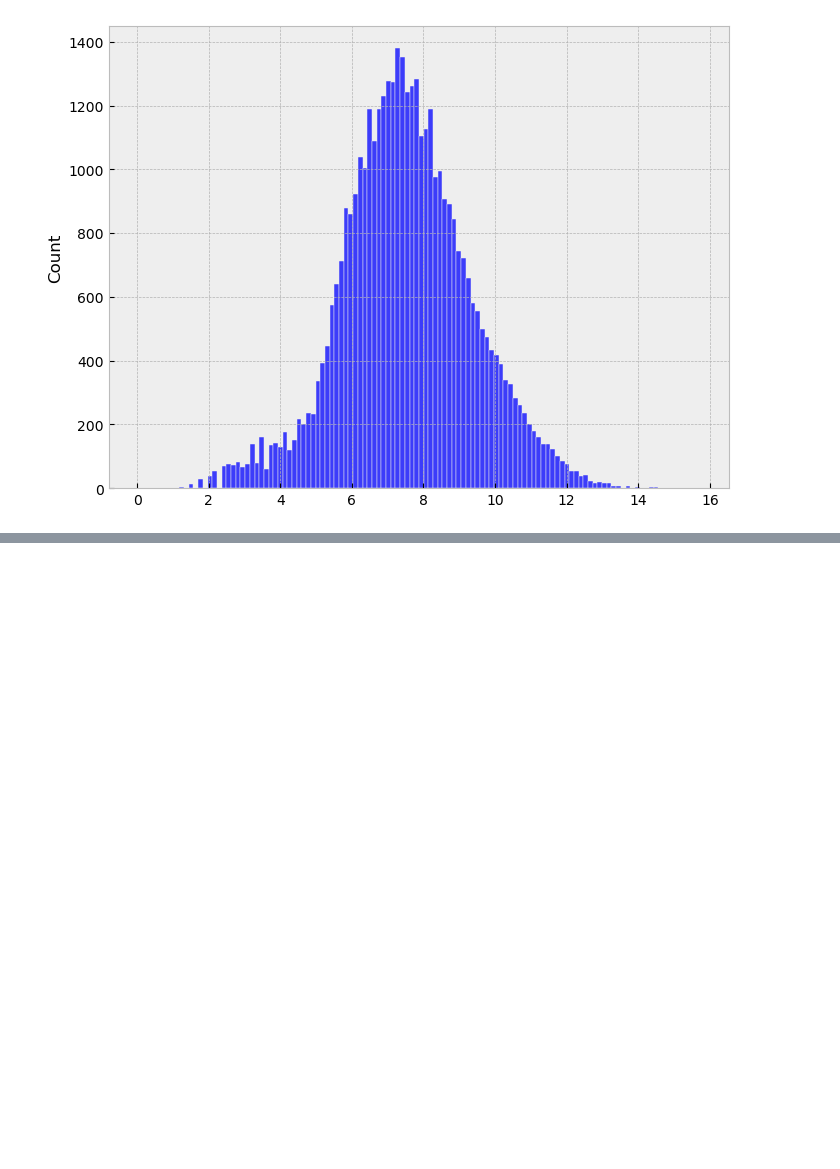
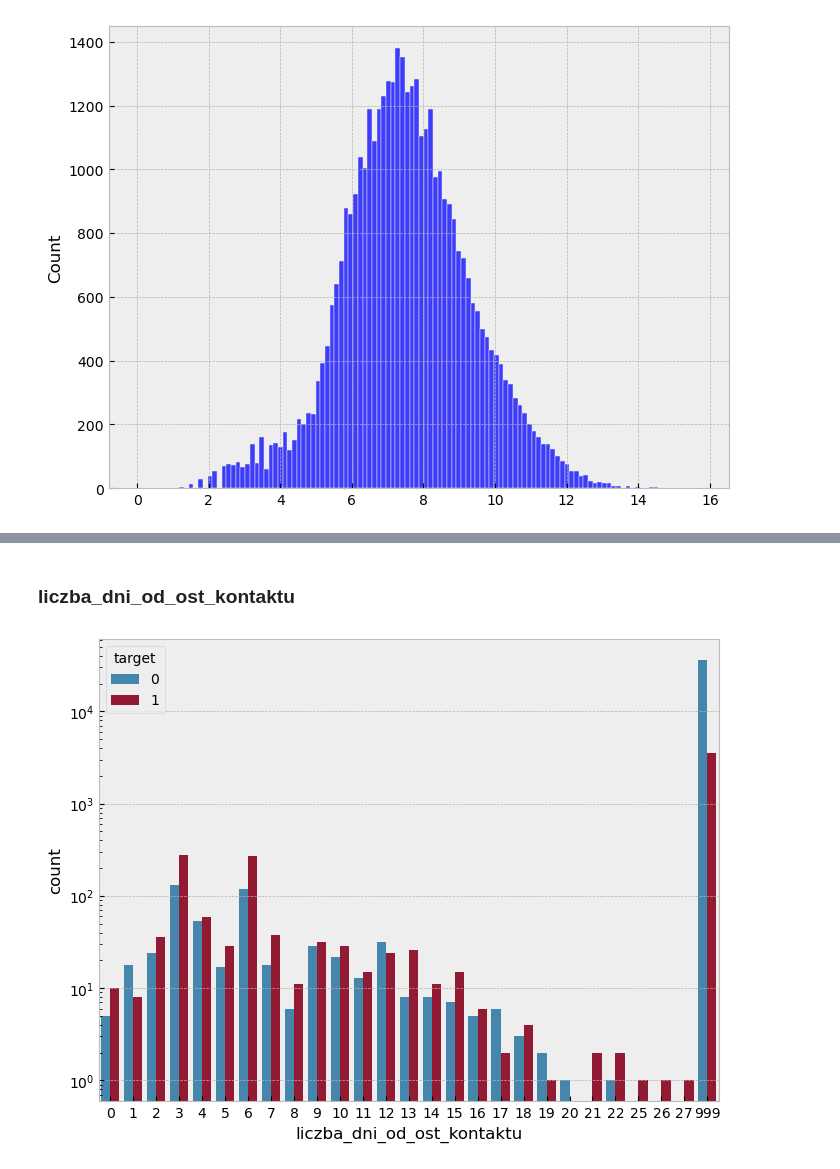
Before and after one commit to KubaKrzych/Bank-Marketing-Campaign-Analysis, a Jupyter notebook: notebooks/2_data_cleaning.ipynb, the cells around one changed output, grey strips where cells are left out. Cells and saved outputs as stored; diff of their text form; code cells hidden in the pictures; blank space fills up the shorter version.

```diff
--- a/notebooks/2_data_cleaning.ipynb
+++ b/notebooks/2_data_cleaning.ipynb
@@ -91,0 +143,7 @@ sns.histplot(data=subset)
+# %% [markdown]
+### liczba_dni_od_ost_kontaktu
+# %%
+sns.countplot(data=df, x="liczba_dni_od_ost_kontaktu", hue="target")
+plt.yscale("log")
+# %% [output]
+[figure, added]
```
Also changed, not shown: parts of 55 cells of this notebook, 1 other file.
